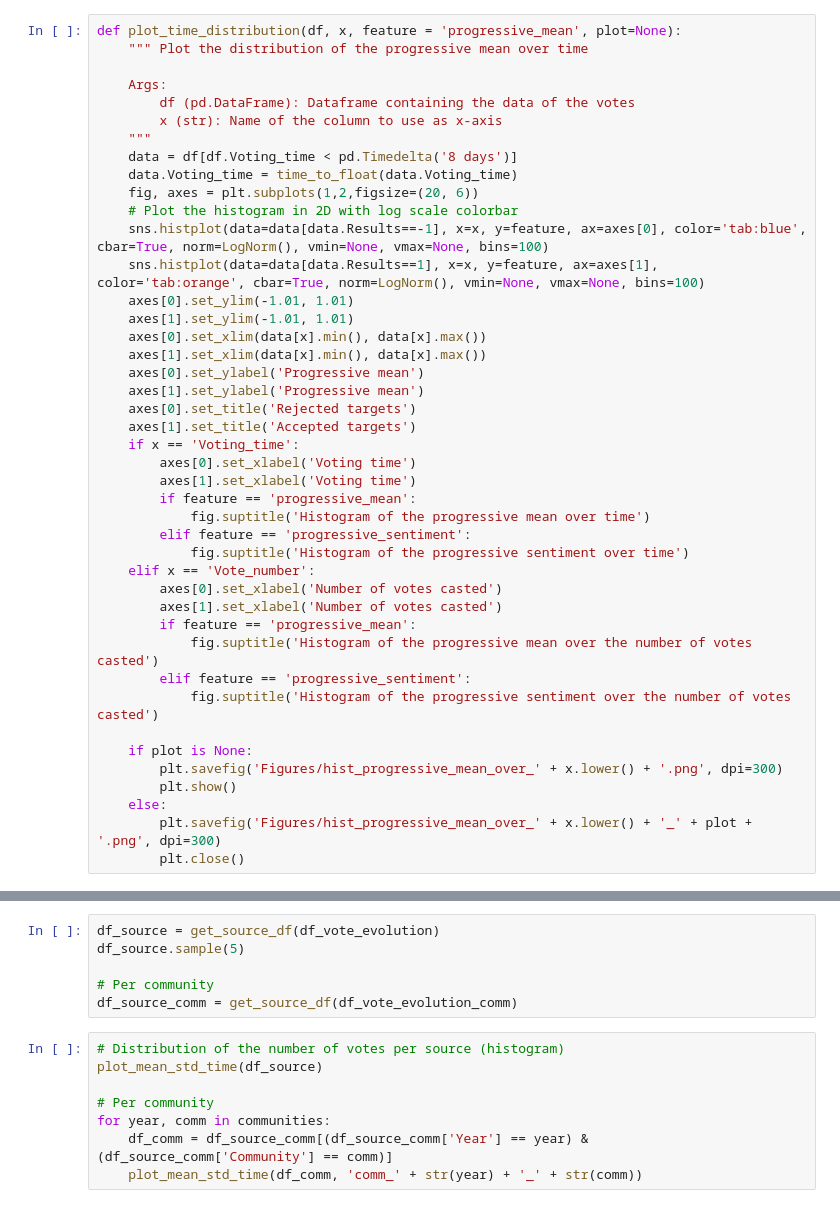
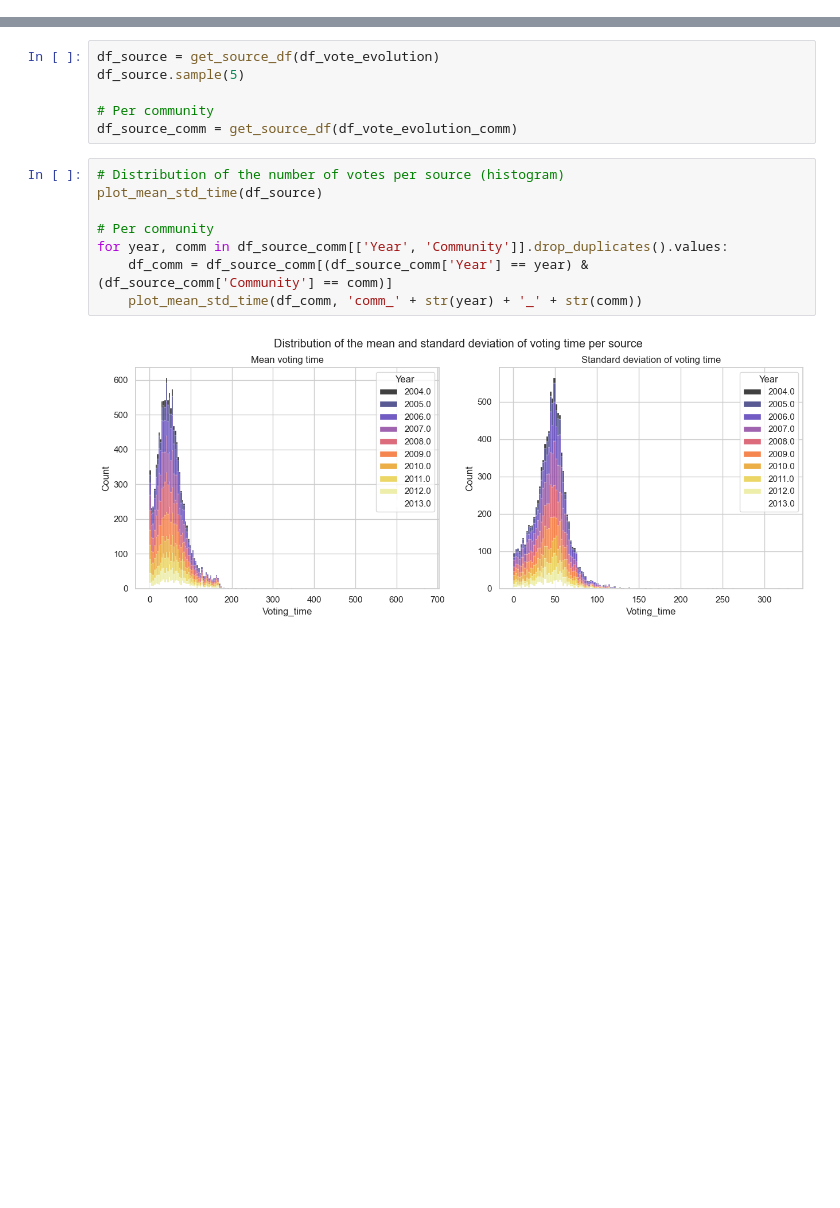
Before and after one commit to epfl-ada/ada-2023-project-abracadabra, a Jupyter notebook: P3_Emma.ipynb, the cells around one changed output, grey strips where cells are left out. Saved outputs shown, nothing was run; the diff lists cells and outputs as text; blank space fills up the shorter version.

Commit message:
analyse sentiment finito pipo and all plots working

```diff
--- a/P3_Emma.ipynb
+++ b/P3_Emma.ipynb
@@ -260,49 +260,6 @@ The resulting plots show a clear difference between the evolution of the electio
 #### Scatter plots and density
 # %% [markdown]
 To have a better comprehension of the evolution of the election we also plot the histogram of the progressive mean for each target and each round of election. Note that we use a log scale for the count of votes to have a better visualization of the distribution being heavy tailed. Same as before, we plot the histogram in function of the voting time and in function of the number of votes casted for the accepted and rejected targets separately.
-# %%
-def plot_time_distribution(df, x, feature = 'progressive_mean', plot=None):
-    """ Plot the distribution of the progressive mean over time
-
-    Args:
-        df (pd.DataFrame): Dataframe containing the data of the votes
-        x (str): Name of the column to use as x-axis
-    """
-    data = df[df.Voting_time < pd.Timedelta('8 days')]
-    data.Voting_time = time_to_float(data.Voting_time)
-    fig, axes = plt.subplots(1,2,figsize=(20, 6))
-    # Plot the histogram in 2D with log scale colorbar
-    sns.histplot(data=data[data.Results==-1], x=x, y=feature, ax=axes[0], color='tab:blue', cbar=True, norm=LogNorm(), vmin=None, vmax=None, bins=100)
-    sns.histplot(data=data[data.Results==1], x=x, y=feature, ax=axes[1], color='tab:orange', cbar=True, norm=LogNorm(), vmin=None, vmax=None, bins=100)
-    axes[0].set_ylim(-1.01, 1.01)
-    axes[1].set_ylim(-1.01, 1.01)
-    axes[0].set_xlim(data[x].min(), data[x].max())
-    axes[1].set_xlim(data[x].min(), data[x].max())
-    axes[0].set_ylabel('Progressive mean')
-    axes[1].set_ylabel('Progressive mean')
-    axes[0].set_title('Rejected targets')
-    axes[1].set_title('Accepted targets')
-    if x == 'Voting_time':
-        axes[0].set_xlabel('Voting time')
-        axes[1].set_xlabel('Voting time')
-        if feature == 'progressive_mean':
-            fig.suptitle('Histogram of the progressive mean over time')
-        elif feature == 'progressive_sentiment':
-            fig.suptitle('Histogram of the progressive sentiment over time')
-    elif x == 'Vote_number':
-        axes[0].set_xlabel('Number of votes casted')
-        axes[1].set_xlabel('Number of votes casted')
-        if feature == 'progressive_mean':
-            fig.suptitle('Histogram of the progressive mean over the number of votes casted')
-        elif feature == 'progressive_sentiment':
-            fig.suptitle('Histogram of the progressive sentiment over the number of votes casted')
-
-    if plot is None:
-        plt.savefig('Figures/hist_progressive_mean_over_' + x.lower() + '.png', dpi=300)
-        plt.show()
-    else:
-        plt.savefig('Figures/hist_progressive_mean_over_' + x.lower() + '_' + plot + '.png', dpi=300)
-        plt.close()
 # %%
 plot_time_distribution(df_vote_evolution, 'Voting_time')
 plot_time_distribution(df_vote_evolution, 'Vote_number')
@@ -369,8 +330,10 @@ df_source_comm = get_source_df(df_vote_evolution_comm)
 # %%
 # Distribution of the number of votes per source (histogram)
 plot_mean_std_time(df_source)
 
 # Per community
-for year, comm in communities:
+for year, comm in df_source_comm[['Year', 'Community']].drop_duplicates().values:
     df_comm = df_source_comm[(df_source_comm['Year'] == year) & (df_source_comm['Community'] == comm)]
     plot_mean_std_time(df_comm, 'comm_' + str(year) + '_' + str(comm))
+# %% [output]
+[figure, added]
```
Also changed, not shown: parts of 3 cells of this notebook, 1 other file.
